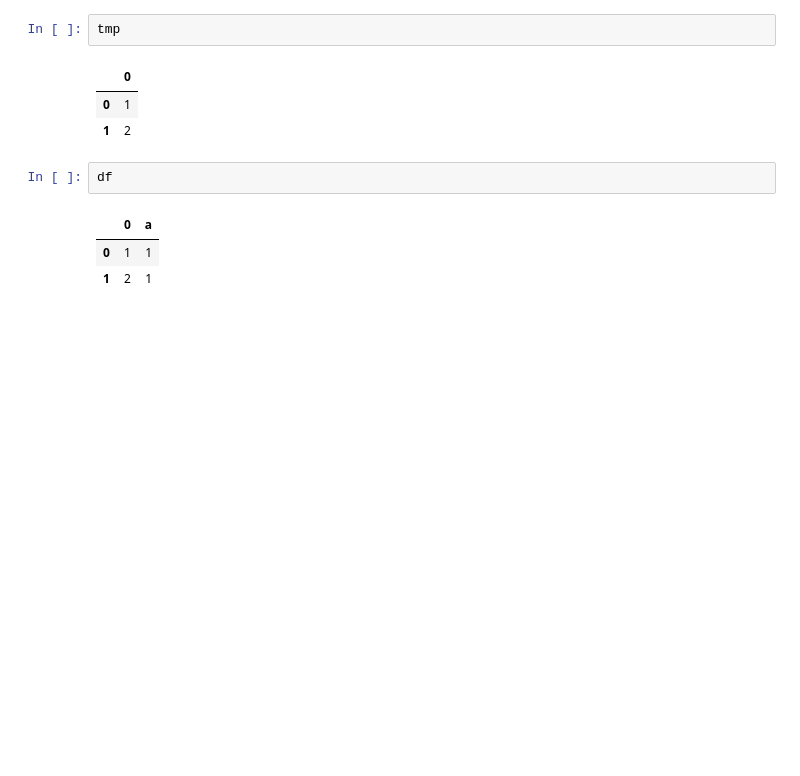
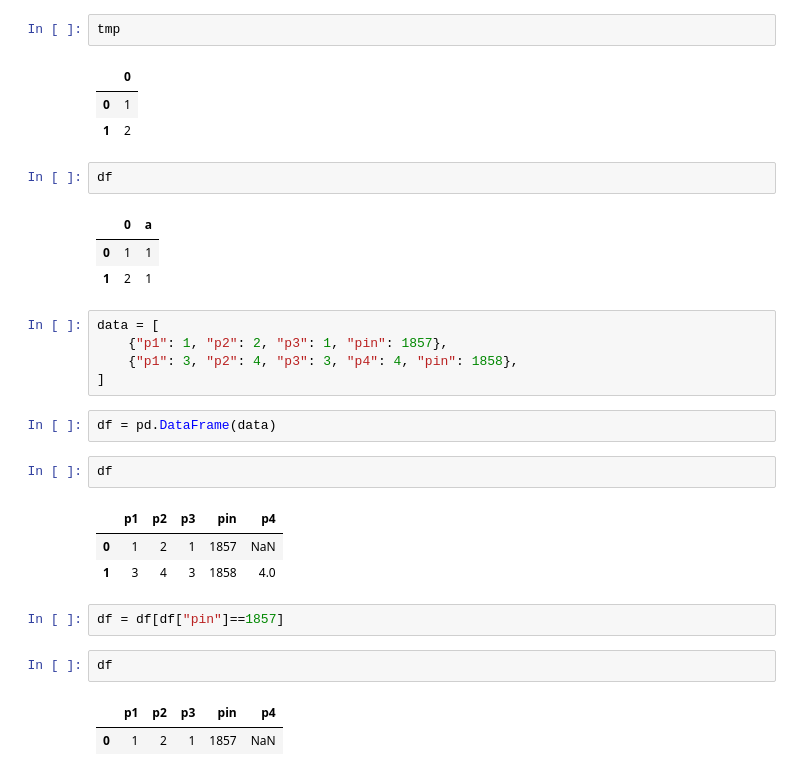
Before and after one commit to ri003074/Python3, a Jupyter notebook: src/pandas/pandas_summary.ipynb, the cells around one changed output. Saved outputs shown, nothing was run; the diff lists cells and outputs as text; blank space fills up the shorter version.

```diff
--- a/src/pandas/pandas_summary.ipynb
+++ b/src/pandas/pandas_summary.ipynb
@@ -255,3 +255,23 @@ df
 |  | 0 | a |
 | 0 | 1 | 1 |
 | 1 | 2 | 1 |
+# %%
+data = [
+    {"p1": 1, "p2": 2, "p3": 1, "pin": 1857},
+    {"p1": 3, "p2": 4, "p3": 3, "p4": 4, "pin": 1858},
+]
+# %%
+df = pd.DataFrame(data)
+# %%
+df
+# %% [output]
+|  | p1 | p2 | p3 | pin | p4 |
+| 0 | 1 | 2 | 1 | 1857 | NaN |
+| 1 | 3 | 4 | 3 | 1858 | 4.0 |
+# %%
+df = df[df["pin"]==1857]
+# %%
+df
+# %% [output]
+|  | p1 | p2 | p3 | pin | p4 |
+| 0 | 1 | 2 | 1 | 1857 | NaN |
```
Also changed, not shown: parts of 4 cells of this notebook, 4 other files.
